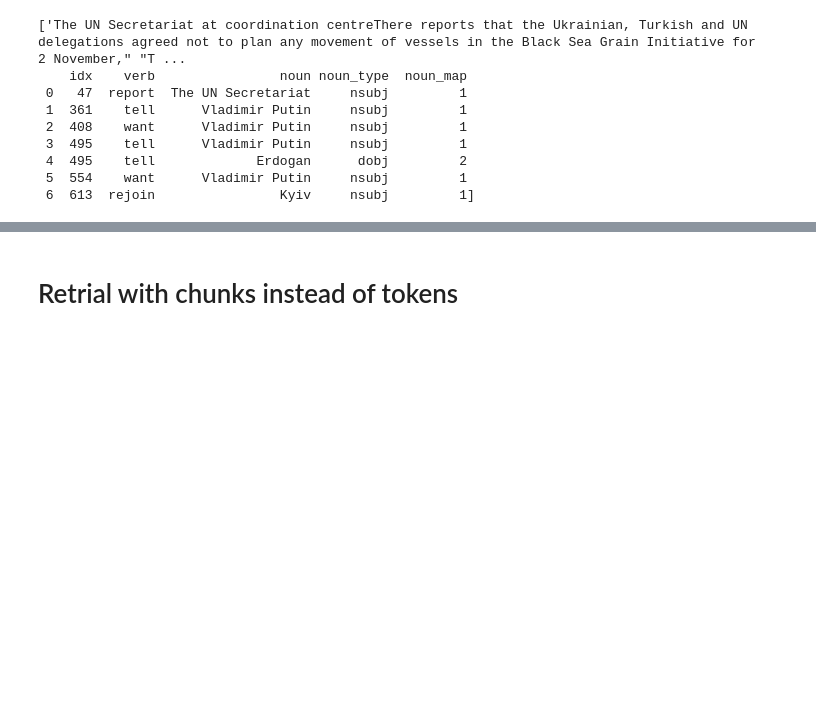
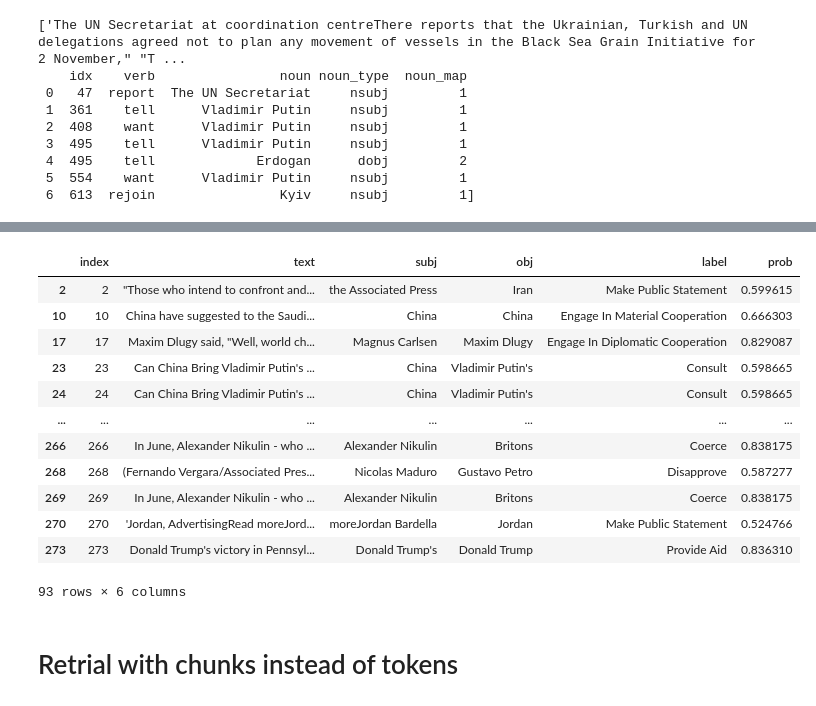
Before and after one commit to valentinwerner1/Thesis_RelationExtraction_PoliticsNews, a Jupyter notebook: soft_data/test_2.ipynb, the cells around one changed output, grey strips where cells are left out. Saved outputs shown, nothing was run; the diff lists cells and outputs as text; code cells hidden in the pictures; blank space fills up the shorter version.

```diff
--- a/soft_data/test_2.ipynb
+++ b/soft_data/test_2.ipynb
@@ -456,0 +447,2 @@ for row in huh.iterrows():
+# %%
+ent = pd.merge(huh2.reset_index(), pd.DataFrame(probs_l, columns = ["index", "prob"]), on = "index")
@@ -457,3 +463,19 @@ for row in huh.iterrows():
+# %%
+ent[ent.prob > 0.5]
+# %% [output]
+|  | index | text | subj | obj | label | prob |
+| 2 | 2 | "Those who intend to confront and... | the Associated Press | Iran | Make Public Statement | 0.599615 |
+| 10 | 10 | China have suggested to the Saudi... | China | China | Engage In Material Cooperation | 0.666303 |
+| 17 | 17 | Maxim Dlugy said, "Well, world ch... | Magnus Carlsen | Maxim Dlugy | Engage In Diplomatic Cooperation | 0.829087 |
+| 23 | 23 | Can China Bring Vladimir Putin's ... | China | Vladimir Putin's | Consult | 0.598665 |
+| 24 | 24 | Can China Bring Vladimir Putin's ... | China | Vladimir Putin's | Consult | 0.598665 |
+| ... | ... | ... | ... | ... | ... | ... |
+| 266 | 266 | In June, Alexander Nikulin - who ... | Alexander Nikulin | Britons | Coerce | 0.838175 |
+| 268 | 268 | (Fernando Vergara/Associated Pres... | Nicolas Maduro | Gustavo Petro | Disapprove | 0.587277 |
+| 269 | 269 | In June, Alexander Nikulin - who ... | Alexander Nikulin | Britons | Coerce | 0.838175 |
+| 270 | 270 | 'Jordan, AdvertisingRead moreJord... | moreJordan Bardella | Jordan | Make Public Statement | 0.524766 |
+| 273 | 273 | Donald Trump's victory in Pennsyl... | Donald Trump's | Donald Trump | Provide Aid | 0.836310 |
+93 rows × 6 columns
 # %% [markdown]
 # Retrial with chunks instead of tokens
 # %%
```
Also changed, not shown: parts of 28 cells of this notebook, 2 other files.
